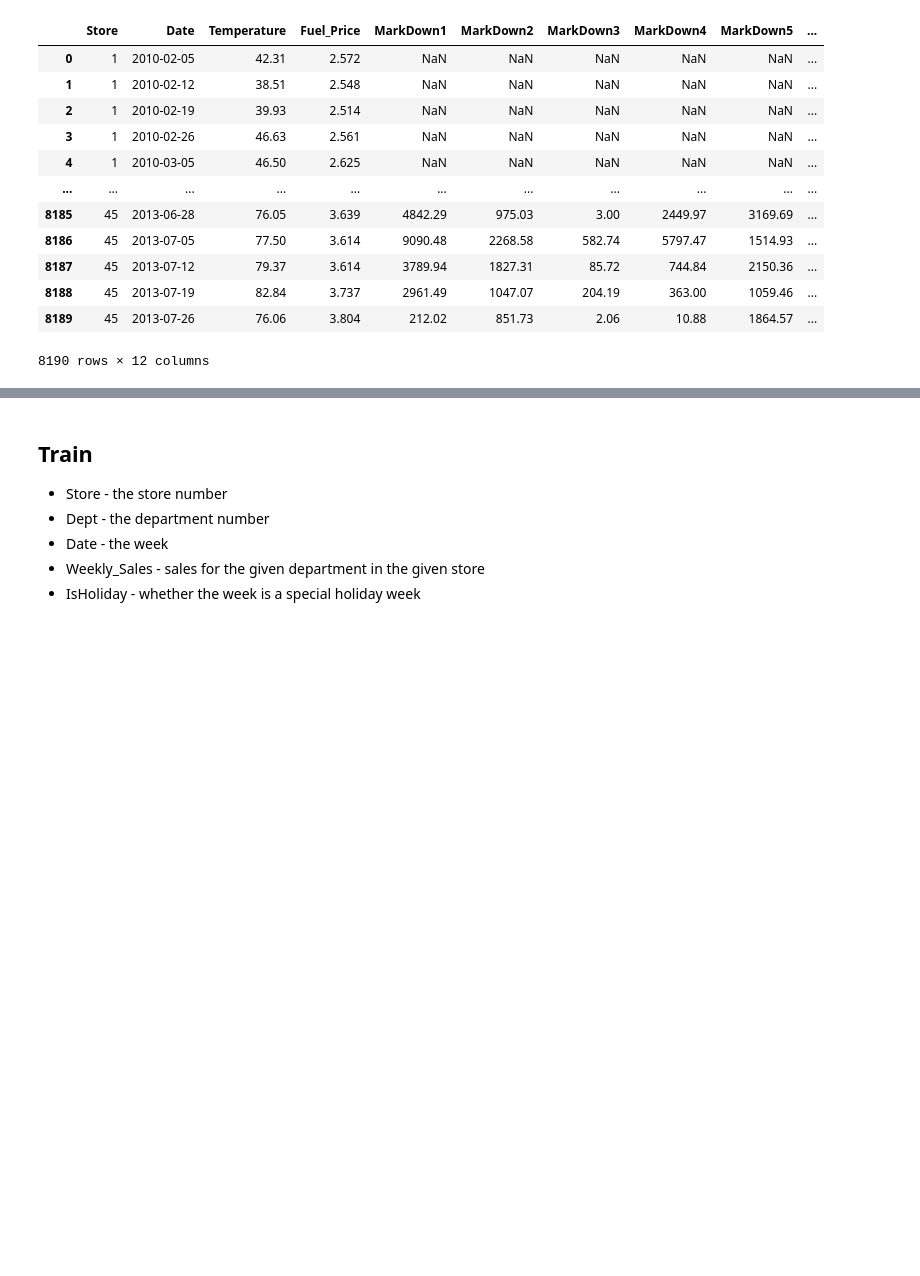
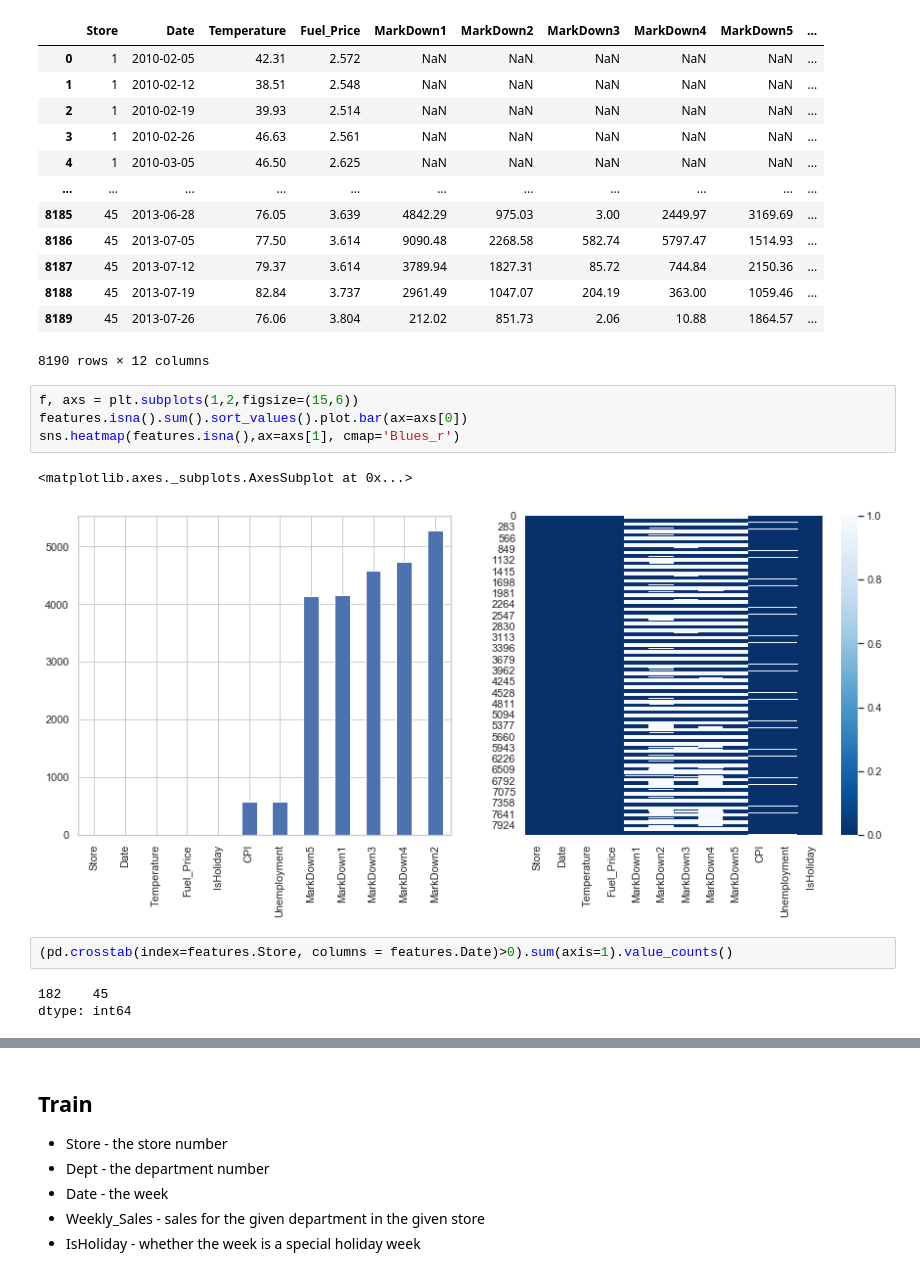
Before and after one commit to andresegalla/walmart_challenge, a Jupyter notebook: notebooks/walmart_challenge.ipynb, the cells around one changed output, grey strips where cells are left out. Cells and saved outputs as stored; diff of their text form; blank space fills up the shorter version.

```diff
--- a/notebooks/walmart_challenge.ipynb
+++ b/notebooks/walmart_challenge.ipynb
@@ -119,3 +129,15 @@ features
 | 8188 | 45 | 2013-07-19 | 82.84 | 3.737 | 2961.49 | 1047.07 | 204.19 | 363.00 | 1059.46 | ... |
 | 8189 | 45 | 2013-07-26 | 76.06 | 3.804 | 212.02 | 851.73 | 2.06 | 10.88 | 1864.57 | ... |
 8190 rows × 12 columns
+# %%
+f, axs = plt.subplots(1,2,figsize=(15,6))
+features.isna().sum().sort_values().plot.bar(ax=axs[0])
+sns.heatmap(features.isna(),ax=axs[1], cmap='Blues_r')
+# %% [output]
+<matplotlib.axes._subplots.AxesSubplot at 0x...>
+[figure, added]
+# %%
+(pd.crosstab(index=features.Store, columns = features.Date)>0).sum(axis=1).value_counts()
+# %% [output]
+182    45
+dtype: int64
```
Also changed, not shown: parts of 11 cells of this notebook.
